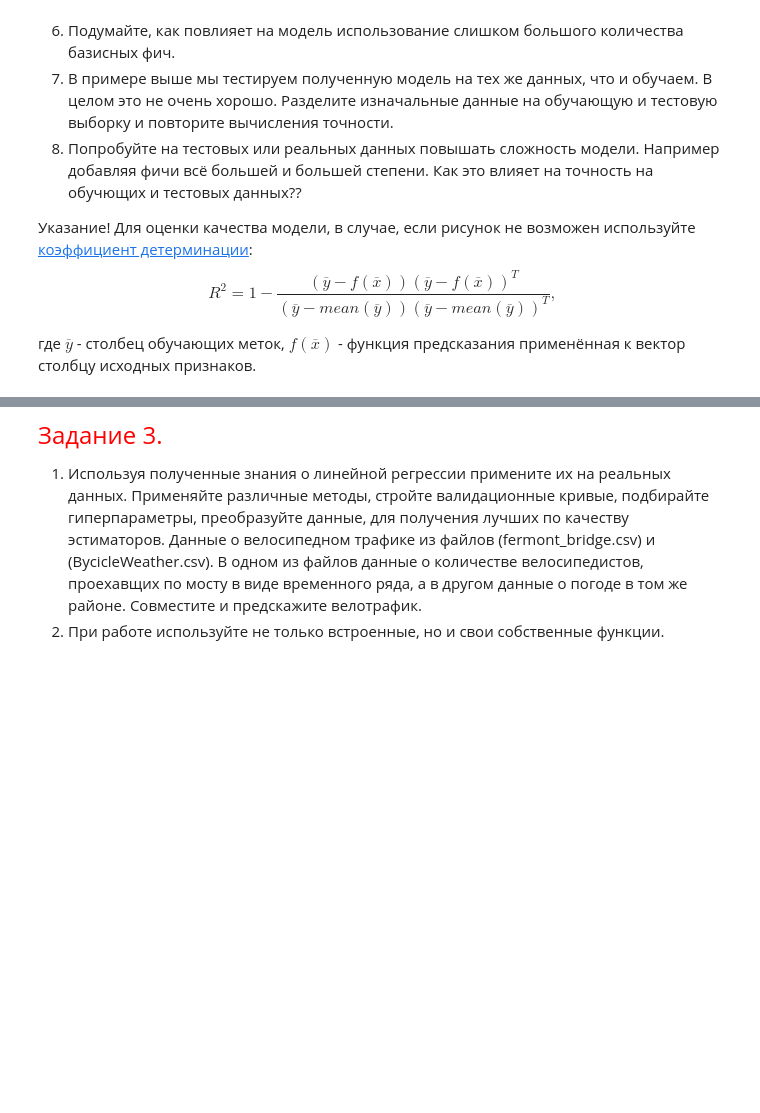
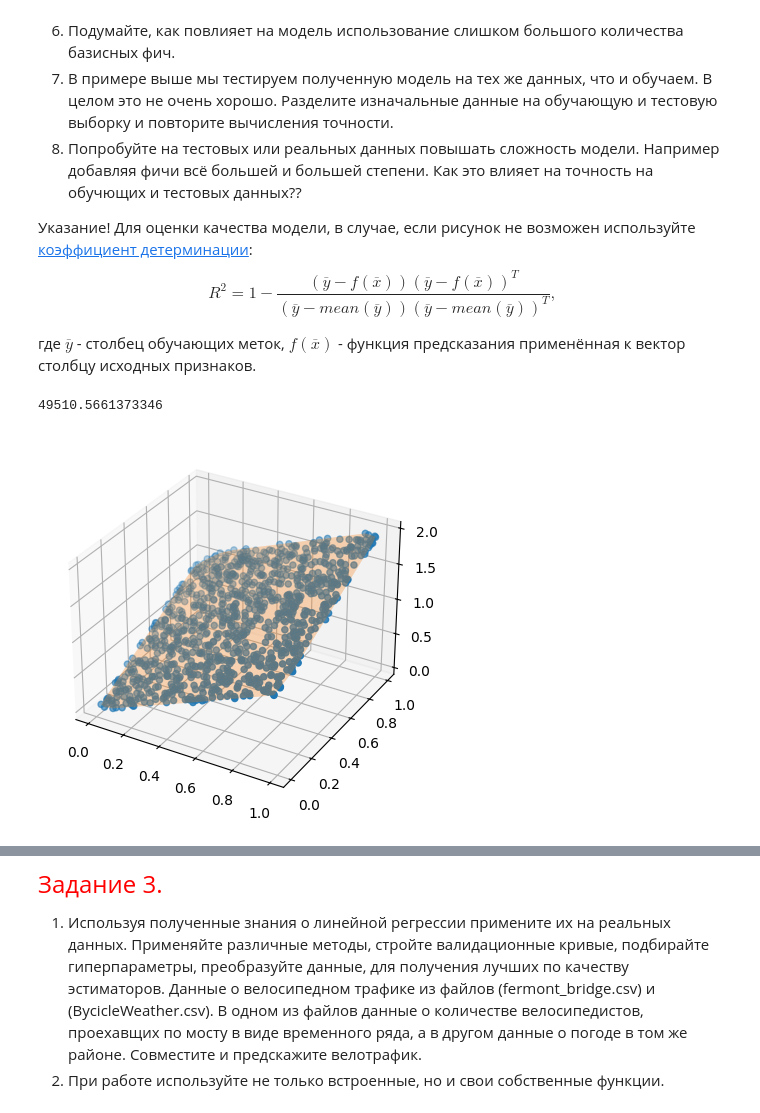
Before and after one commit to Dragoh54/MachineLearning-Labs, a Jupyter notebook: lab2/2024_ML_LR2_MACS.ipynb, the cells around one changed output, grey strips where cells are left out. Saved outputs shown, nothing was run; the diff lists cells and outputs as text; code cells hidden in the pictures; blank space fills up the shorter version.

Commit message:
feat: lab2 task2 in progress

```diff
--- a/lab2/2024_ML_LR2_MACS.ipynb
+++ b/lab2/2024_ML_LR2_MACS.ipynb
@@ -291,3 +404,48 @@ model.score(X,y)
 Указание! Для оценки качества модели, в случае, если рисунок не возможен используйте [коэффициент детерминации](https://wiki.loginom.ru/articles/coefficient-of-determination.html): $$R^{2}=1-\frac{(\overline{y} -f(\overline{x}))(\overline{y} - f(\overline{x}))^{T}}{(\overline{y} - mean(\overline{y}))(\overline{y} - mean(\overline{y}))^{T}},$$
 
 где $\overline{y}$ - столбец обучающих меток, $f(\overline{x})$ - функция предсказания применённая к вектор столбцу исходных признаков.
+# %%
+#task2
+class LinearRegressionCustom():
+    #конструктор
+    def __init__(self):
+        #наши веса
+        self.w = None
+
+    def fit(self, X, y):
+        #проверяем на то что матрица не вырождена
+        if np.abs(np.linalg.det(X.T @ X)) > 0.001:
+            print(np.linalg.det(X.T @ X))
+            self.w = np.linalg.inv(X.T @ X) @ X.T @ y
+
+        #регуляризуем ее если вырождена
+        else:
+            self.w = np.linalg.inv((xx:=(X.T @ X)) + np.eye(xx.shape[0])) @ X.T @ y
+            print(f'Error: Singular matrix!\nWeights calculated with identity matrix')
+
+        return self
+
+    def predict(self, X):
+        #проверяем представлен ли Х в виде датафрейма
+        if isinstance(X, pd.DataFrame):
+            X = X.to_numpy()
+        return X @ self.w
+# %%
+def plot_lin_reg(x, y_true, y_pred):
+    fig = plt.figure()
+    ax = fig.add_subplot(projection='3d')
+    ax.scatter(x[::,0], x[::,1], y_true)
+    ax.plot_trisurf(x[::,0], x[::,1], y_pred, color='tab:orange', alpha=0.3)
+    plt.show()
+# %%
+#task3
+#y = w1x1 + w2x2
+N = 1000
+x = np.random.rand(N, 2)
+y_true = x[::,0] + x[::,1]
+y_pred = LinearRegressionCustom().fit(x, y_true).predict(x)
+
+plot_lin_reg(x, y_true, y_pred)
+# %% [output]
+49510.5661373346
+[figure, added]
```
Also changed, not shown: parts of 26 cells of this notebook, 1 other file.
